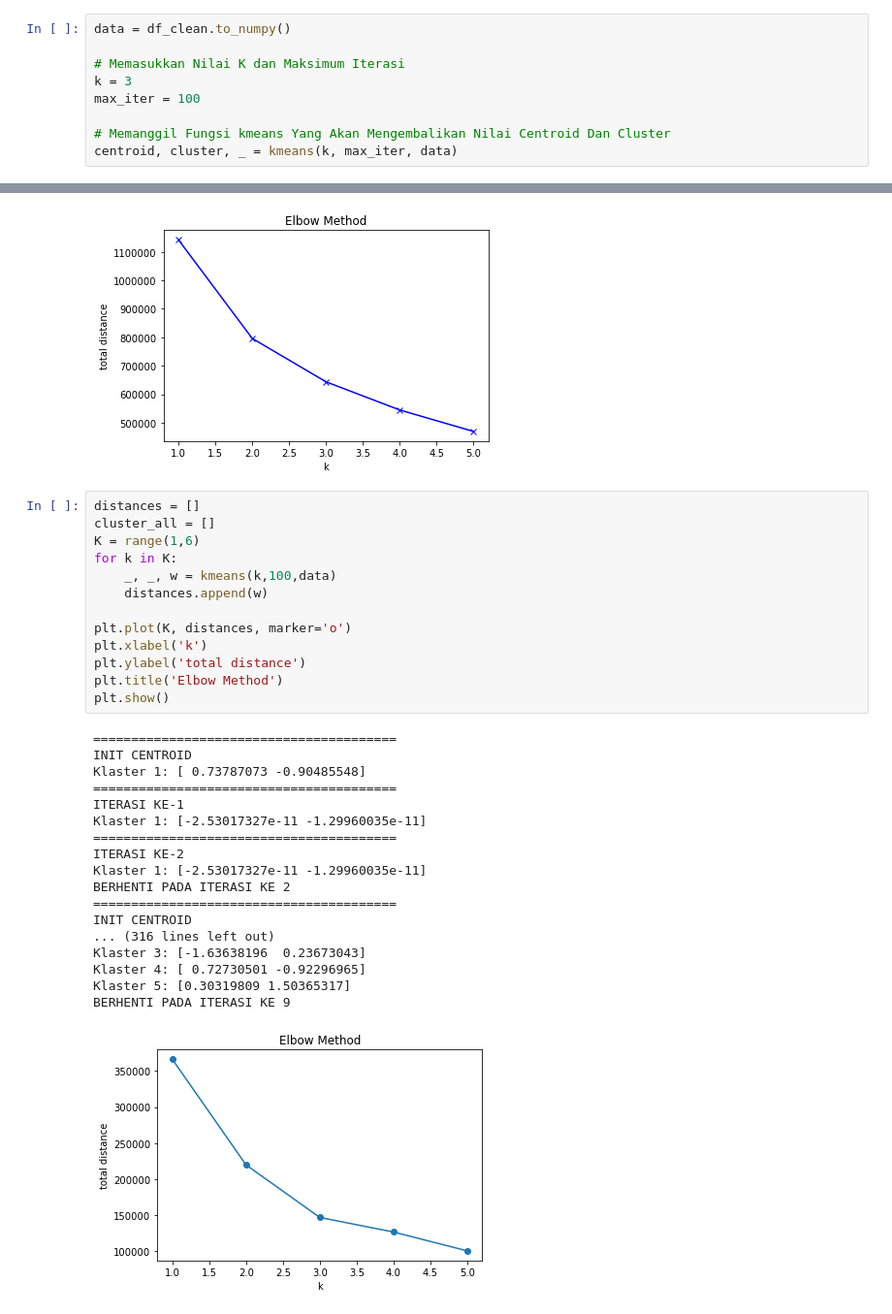
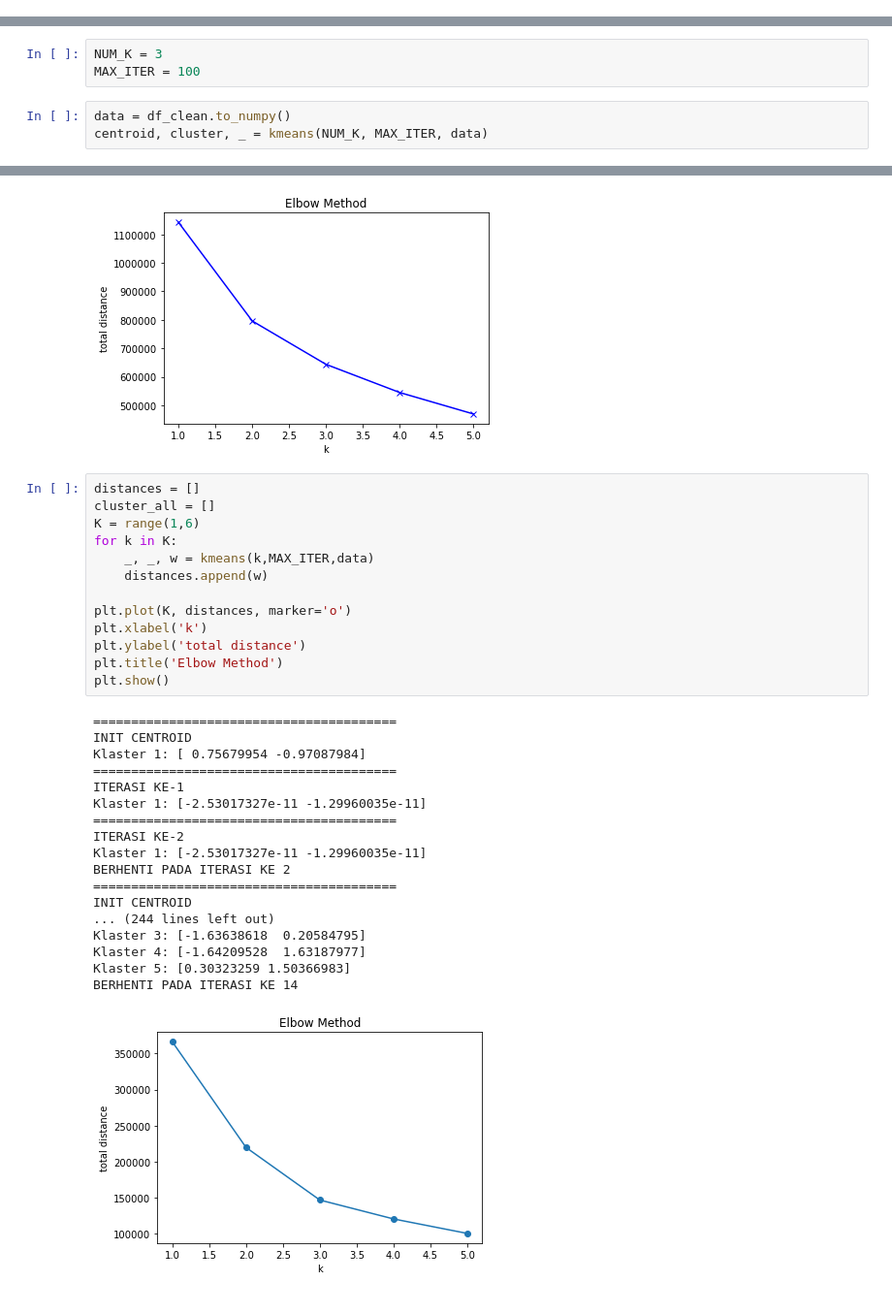
Before and after one commit to krobus00/Tugas-1-Pembelajaran-Mesin-Clustering, a Jupyter notebook: KmeansClustering.ipynb, the cells around one changed output, grey strips where cells are left out. Shown at 97% size. Drawn from its saved outputs; the diff is of its cells as text.

```diff
--- a/KmeansClustering.ipynb
+++ b/KmeansClustering.ipynb
@@ -74,12 +73,3 @@ def kmeans(k, max_iter, df):
           break
         temp_centroid = centroid.copy()
     return centroid, cluster, sum_wcss
-# %%
-data = df_clean.to_numpy()
-
-# Memasukkan Nilai K dan Maksimum Iterasi
-k = 3
-max_iter = 100
-
-# Memanggil Fungsi kmeans Yang Akan Mengembalikan Nilai Centroid Dan Cluster
-centroid, cluster, _ = kmeans(k, max_iter, data)
@@ -103,0 +76,6 @@ BERHENTI PADA ITERASI KE 9
+# %%
+NUM_K = 3
+MAX_ITER = 100
+# %%
+data = df_clean.to_numpy()
+centroid, cluster, _ = kmeans(NUM_K, MAX_ITER, data)
@@ -178,32 +144,32 @@ plt.show()
 # %%
 distances = []
 cluster_all = []
 K = range(1,6)
 for k in K:
-    _, _, w = kmeans(k,100,data)
+    _, _, w = kmeans(k,MAX_ITER,data)
     distances.append(w)
 
 plt.plot(K, distances, marker='o')
 plt.xlabel('k')
 plt.ylabel('total distance')
 plt.title('Elbow Method')
 plt.show()
 # %% [output]
 ========================================
 INIT CENTROID
-Klaster 1: [ 0.73787073 -0.90485548]
+Klaster 1: [ 0.75679954 -0.97087984]
 ========================================
 ITERASI KE-1
 Klaster 1: [-2.53017327e-11 -1.29960035e-11]
 ========================================
 ITERASI KE-2
 Klaster 1: [-2.53017327e-11 -1.29960035e-11]
 BERHENTI PADA ITERASI KE 2
 ========================================
 INIT CENTROID
-... (316 lines left out)
-Klaster 3: [-1.63638196  0.23673043]
-Klaster 4: [ 0.72730501 -0.92296965]
-Klaster 5: [0.30319809 1.50365317]
-BERHENTI PADA ITERASI KE 9
+... (244 lines left out)
+Klaster 3: [-1.63638618  0.20584795]
+Klaster 4: [-1.64209528  1.63187977]
+Klaster 5: [0.30323259 1.50366983]
+BERHENTI PADA ITERASI KE 14
-[figure, old version]
+[figure, new version]
```
Also changed, not shown: parts of 7 cells of this notebook, 2 other files.
